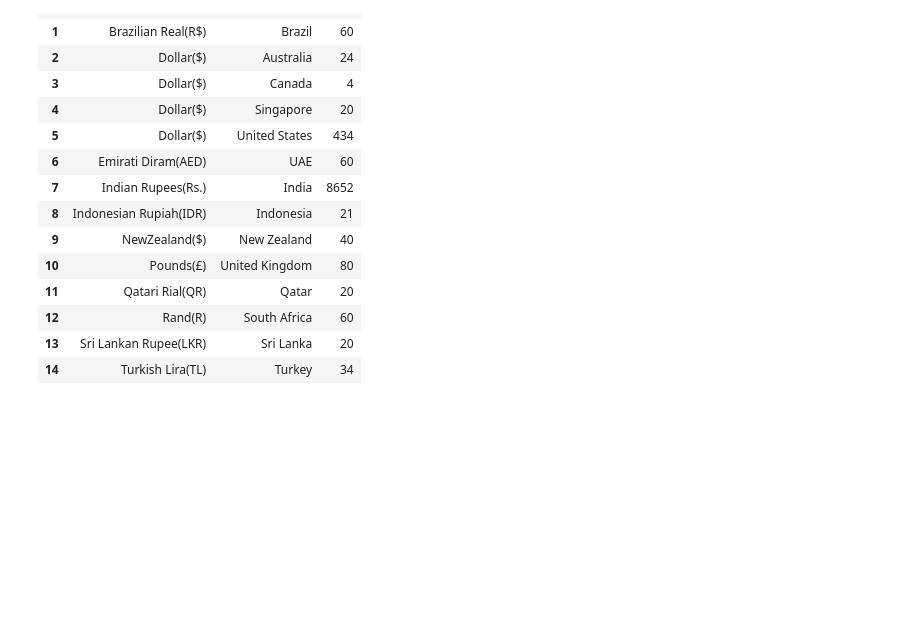
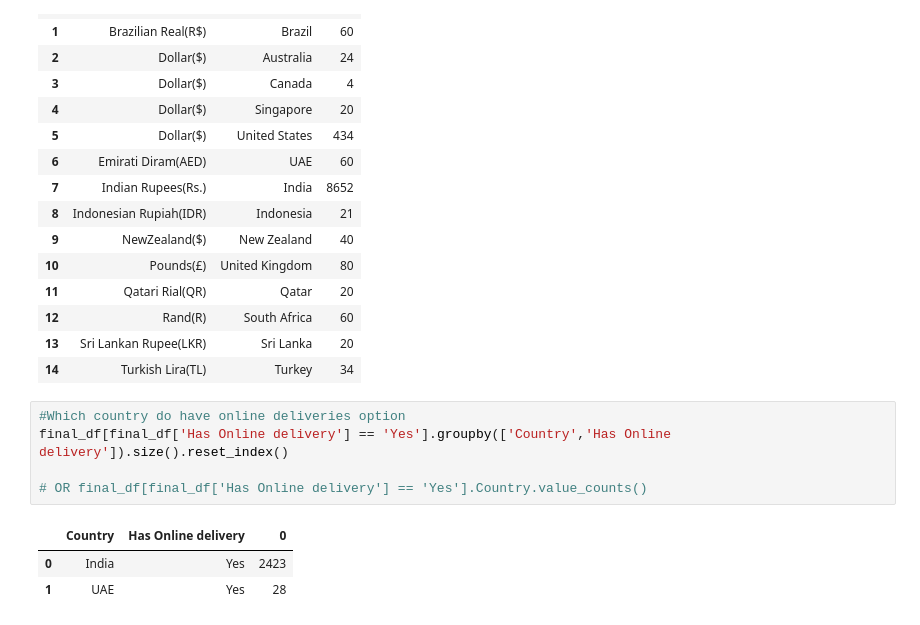
Before and after one commit to AsishChellamani/Exploratory_Data_Analysis_and_Feature_Engineering, a Jupyter notebook: Zomato_EDA.ipynb, the cells around one changed output. Drawn from its saved outputs; the diff is of its cells as text; blank space fills up the shorter version.

```diff
--- a/Zomato_EDA.ipynb
+++ b/Zomato_EDA.ipynb
@@ -308,3 +328,12 @@ final_df[['Currency','Country']].groupby(['Currency','Country']).size().reset_in
 | 12 | Rand(R) | South Africa | 60 |
 | 13 | Sri Lankan Rupee(LKR) | Sri Lanka | 20 |
 | 14 | Turkish Lira(TL) | Turkey | 34 |
+# %%
+#Which country do have online deliveries option
+final_df[final_df['Has Online delivery'] == 'Yes'].groupby(['Country','Has Online delivery']).size().reset_index()
+
+# OR final_df[final_df['Has Online delivery'] == 'Yes'].Country.value_counts()
+# %% [output]
+|  | Country | Has Online delivery | 0 |
+| 0 | India | Yes | 2423 |
+| 1 | UAE | Yes | 28 |
```
Also changed, not shown: parts of 7 cells of this notebook, 1 other file.
